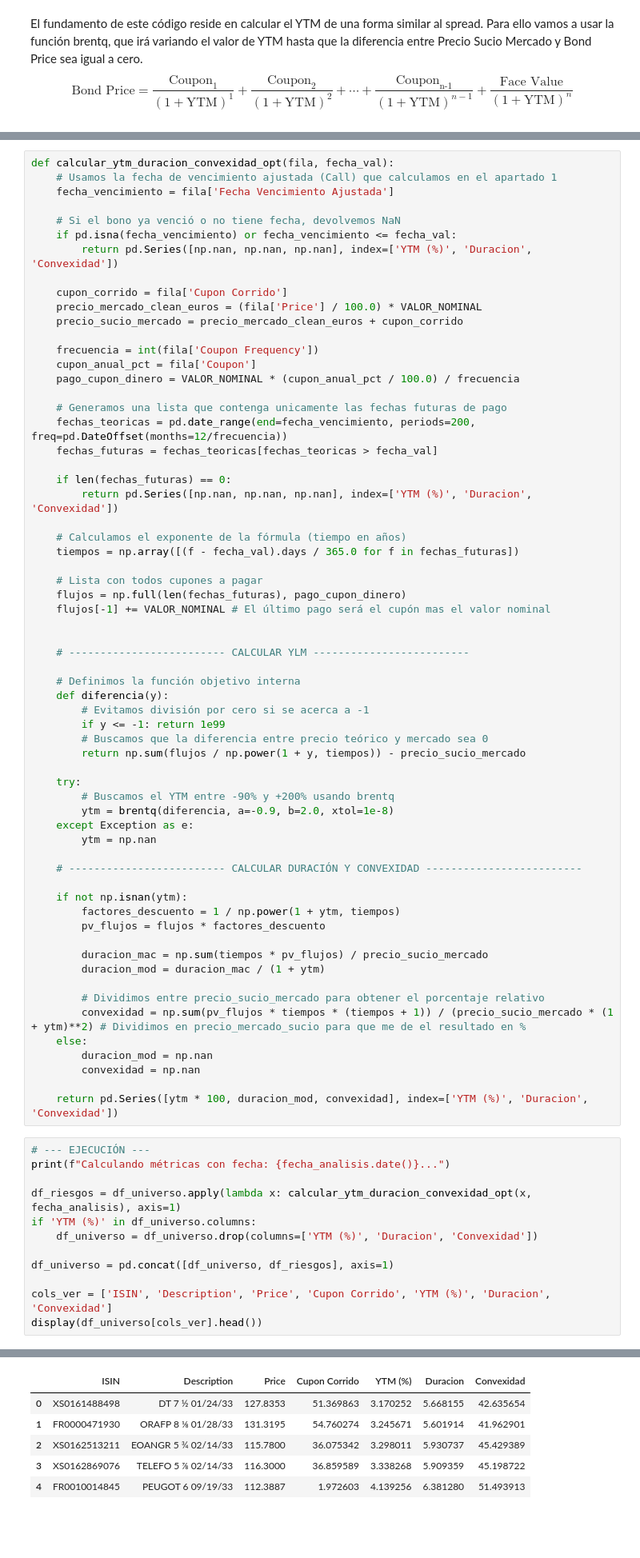
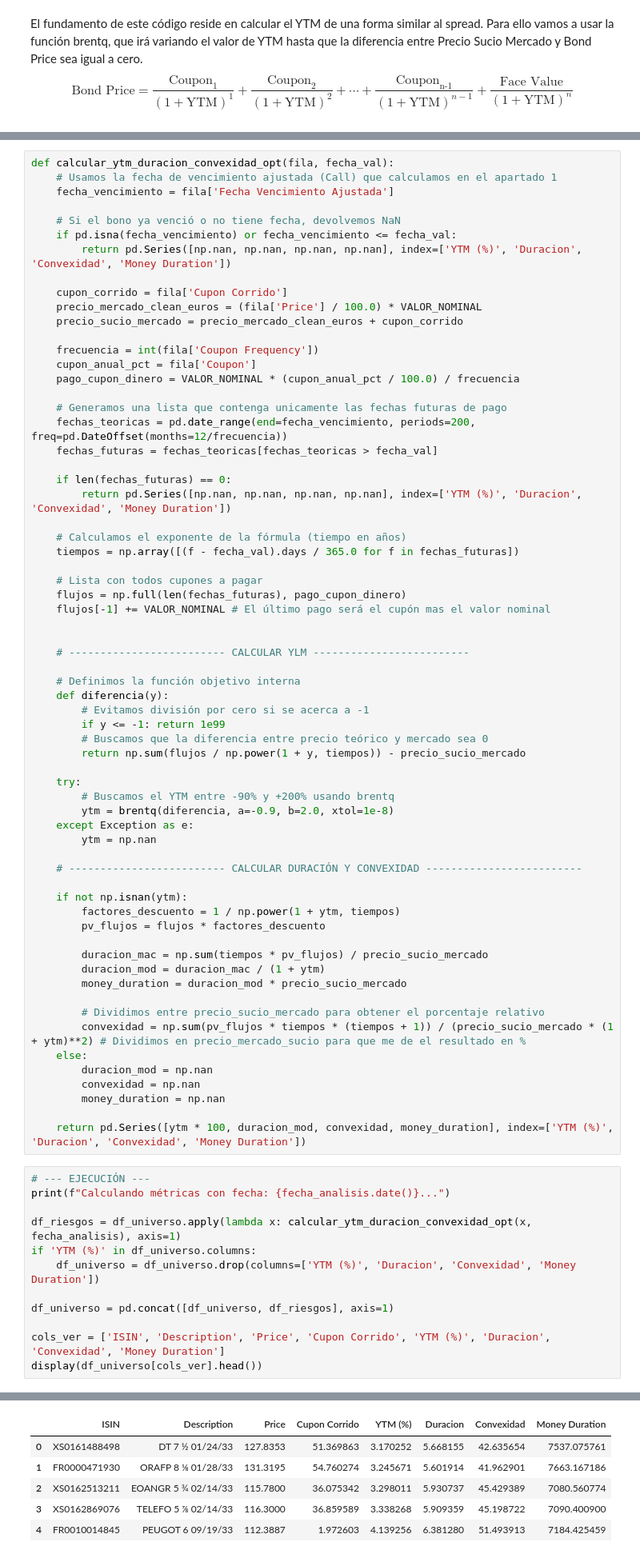
Before and after one commit to danielgarcialop18-cell/Tarea2_RentaFija_DanielGarciaLopez, a Jupyter notebook: Tarea 2_RentaFija_DanielGarciaLopez.ipynb, the cells around one changed output, grey strips where cells are left out. Shown: that part at 80% size. Saved outputs shown, nothing was run; the diff lists cells and outputs as text; blank space fills up the shorter version.

```diff
--- a/Tarea 2_RentaFija_DanielGarciaLopez.ipynb
+++ b/Tarea 2_RentaFija_DanielGarciaLopez.ipynb
@@ -500,7 +509,7 @@ def calcular_ytm_duracion_convexidad_opt(fila, fecha_val):
 
     # Si el bono ya venció o no tiene fecha, devolvemos NaN
     if pd.isna(fecha_vencimiento) or fecha_vencimiento <= fecha_val:
-        return pd.Series([np.nan, np.nan, np.nan], index=['YTM (%)', 'Duracion', 'Convexidad'])
+        return pd.Series([np.nan, np.nan, np.nan, np.nan], index=['YTM (%)', 'Duracion', 'Convexidad', 'Money Duration'])
 
     cupon_corrido = fila['Cupon Corrido']
     precio_mercado_clean_euros = (fila['Price'] / 100.0) * VALOR_NOMINAL
@@ -515,7 +524,7 @@ def calcular_ytm_duracion_convexidad_opt(fila, fecha_val):
     fechas_futuras = fechas_teoricas[fechas_teoricas > fecha_val]
 
     if len(fechas_futuras) == 0:
-        return pd.Series([np.nan, np.nan, np.nan], index=['YTM (%)', 'Duracion', 'Convexidad'])
+        return pd.Series([np.nan, np.nan, np.nan, np.nan], index=['YTM (%)', 'Duracion', 'Convexidad', 'Money Duration'])
 
     # Calculamos el exponente de la fórmula (tiempo en años)
     tiempos = np.array([(f - fecha_val).days / 365.0 for f in fechas_futuras])
@@ -548,34 +557,36 @@ def calcular_ytm_duracion_convexidad_opt(fila, fecha_val):
 
         duracion_mac = np.sum(tiempos * pv_flujos) / precio_sucio_mercado
         duracion_mod = duracion_mac / (1 + ytm)
+        money_duration = duracion_mod * precio_sucio_mercado
 
         # Dividimos entre precio_sucio_mercado para obtener el porcentaje relativo
         convexidad = np.sum(pv_flujos * tiempos * (tiempos + 1)) / (precio_sucio_mercado * (1 + ytm)**2) # Dividimos en precio_mercado_sucio para que me de el resultado en %
     else:
         duracion_mod = np.nan
         convexidad = np.nan
+        money_duration = np.nan
 
-    return pd.Series([ytm * 100, duracion_mod, convexidad], index=['YTM (%)', 'Duracion', 'Convexidad'])
+    return pd.Series([ytm * 100, duracion_mod, convexidad, money_duration], index=['YTM (%)', 'Duracion', 'Convexidad', 'Money Duration'])
 # %%
 # --- EJECUCIÓN ---
 print(f"Calculando métricas con fecha: {fecha_analisis.date()}...")
 
 df_riesgos = df_universo.apply(lambda x: calcular_ytm_duracion_convexidad_opt(x, fecha_analisis), axis=1)
 if 'YTM (%)' in df_universo.columns:
-    df_universo = df_universo.drop(columns=['YTM (%)', 'Duracion', 'Convexidad'])
+    df_universo = df_universo.drop(columns=['YTM (%)', 'Duracion', 'Convexidad', 'Money Duration'])
 
 df_universo = pd.concat([df_universo, df_riesgos], axis=1)
 
-cols_ver = ['ISIN', 'Description', 'Price', 'Cupon Corrido', 'YTM (%)', 'Duracion', 'Convexidad']
+cols_ver = ['ISIN', 'Description', 'Price', 'Cupon Corrido', 'YTM (%)', 'Duracion', 'Convexidad', 'Money Duration']
 display(df_universo[cols_ver].head())
 # %% [output]
 Calculando métricas con fecha: 2025-10-01...
-|  | ISIN | Description | Price | Cupon Corrido | YTM (%) | Duracion | Convexidad |
-| 0 | XS0161488498 | DT 7 ½ 01/24/33 | 127.8353 | 51.369863 | 3.170252 | 5.668155 | 42.635654 |
-| 1 | FR0000471930 | ORAFP 8 ⅛ 01/28/33 | 131.3195 | 54.760274 | 3.245671 | 5.601914 | 41.962901 |
-| 2 | XS0162513211 | EOANGR 5 ¾ 02/14/33 | 115.7800 | 36.075342 | 3.298011 | 5.930737 | 45.429389 |
-| 3 | XS0162869076 | TELEFO 5 ⅞ 02/14/33 | 116.3000 | 36.859589 | 3.338268 | 5.909359 | 45.198722 |
-| 4 | FR0010014845 | PEUGOT 6 09/19/33 | 112.3887 | 1.972603 | 4.139256 | 6.381280 | 51.493913 |
+|  | ISIN | Description | Price | Cupon Corrido | YTM (%) | Duracion | Convexidad | Money Duration |
+| 0 | XS0161488498 | DT 7 ½ 01/24/33 | 127.8353 | 51.369863 | 3.170252 | 5.668155 | 42.635654 | 7537.075761 |
+| 1 | FR0000471930 | ORAFP 8 ⅛ 01/28/33 | 131.3195 | 54.760274 | 3.245671 | 5.601914 | 41.962901 | 7663.167186 |
+| 2 | XS0162513211 | EOANGR 5 ¾ 02/14/33 | 115.7800 | 36.075342 | 3.298011 | 5.930737 | 45.429389 | 7080.560774 |
+| 3 | XS0162869076 | TELEFO 5 ⅞ 02/14/33 | 116.3000 | 36.859589 | 3.338268 | 5.909359 | 45.198722 | 7090.400900 |
+| 4 | FR0010014845 | PEUGOT 6 09/19/33 | 112.3887 | 1.972603 | 4.139256 | 6.381280 | 51.493913 | 7184.425459 |
 # %% [markdown]
 ### <font color=#336699>5. Cartera equiponderada</font>
 # %% [markdown]
```
Also changed, not shown: parts of 1 cell of this notebook.
